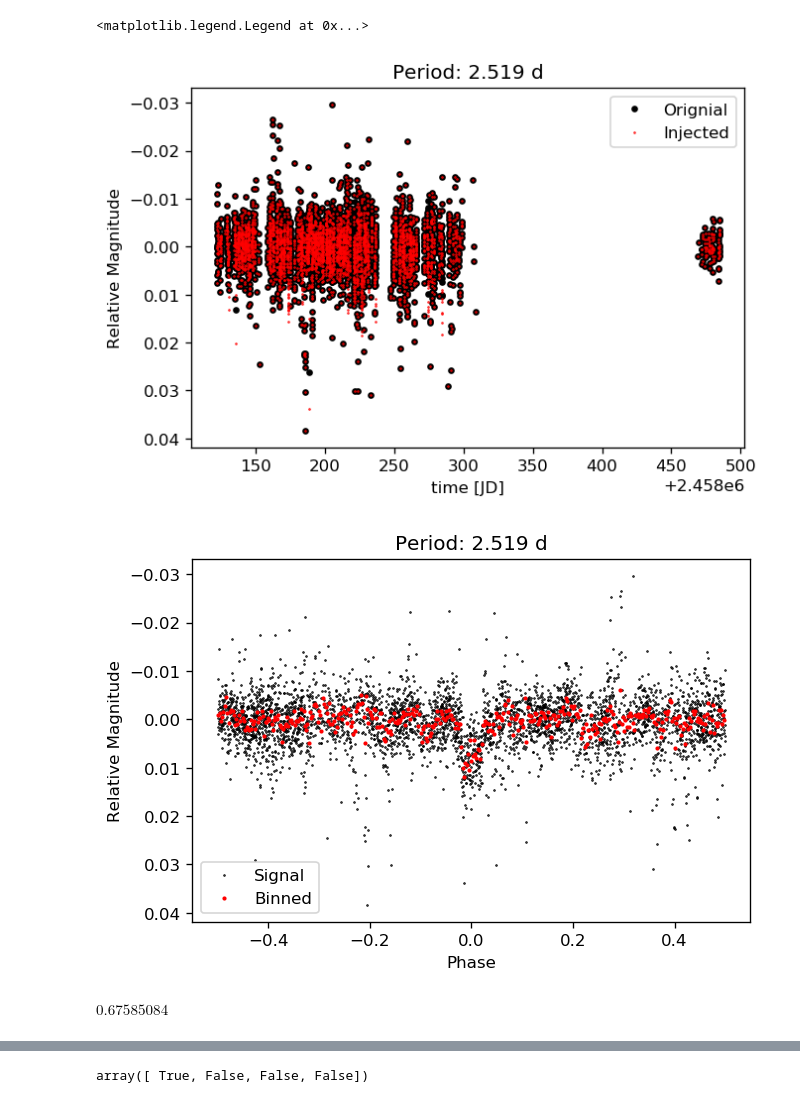
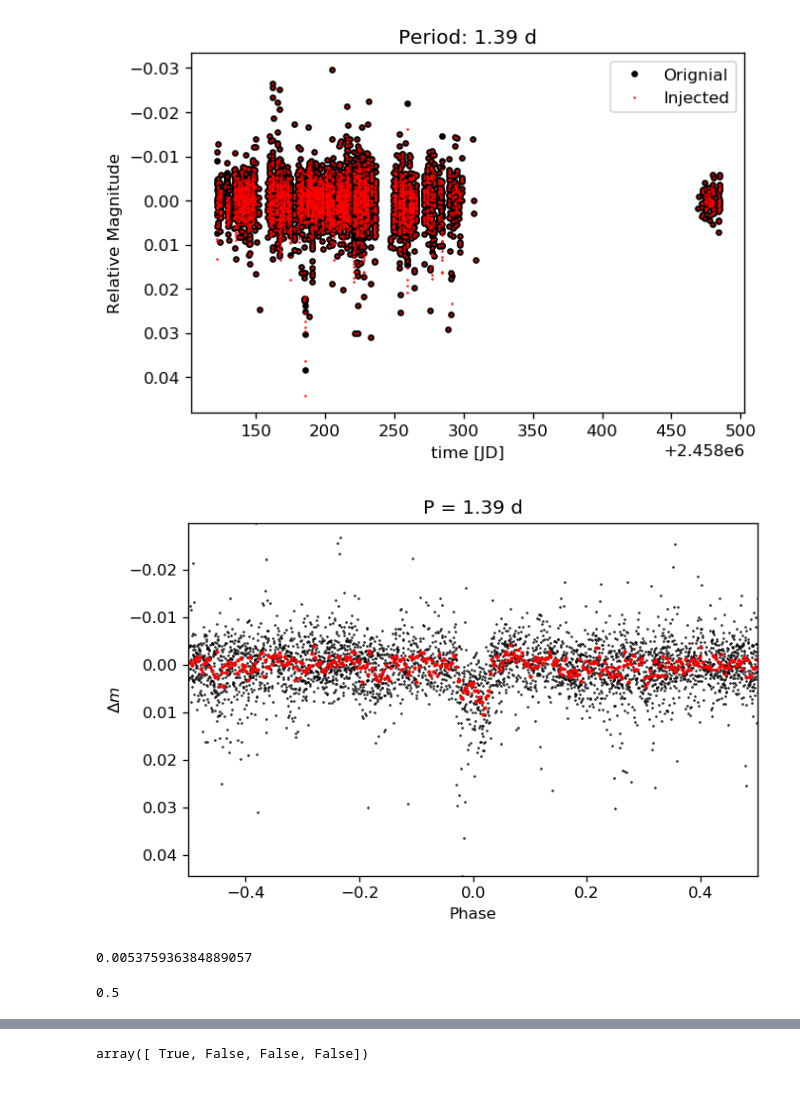
Before and after one commit to ruoyanwangdr/Dectection-of-Bright-Transiting-Exoplanet-with-MASCARA-TESS, a Jupyter notebook: ls_1562404.ipynb, the cells around one changed output, grey strips where cells are left out. Saved outputs shown, nothing was run; the diff lists cells and outputs as text; code cells hidden in the pictures.

```diff
--- a/ls_1562404.ipynb
+++ b/ls_1562404.ipynb
@@ -219,14 +219,14 @@ def spec_digitize_median(x,y,numbins):
 
 params = batman.TransitParams() # object to store the transit parameters
 params.t0 = 0.0 # time of inferior conjunction
-params.per = 2.519 # orbital period (days)
-params.rp = (R_jup*0.8)/R_sun # planet radius (in units of stellar radii)
+params.per = 1.39#2.519 # orbital period (days)
+params.rp = np.sqrt(0.005)#(R_jup*0.7)/R_sun # planet radius (in units of stellar radii)
 
 # calculate semi-major axis from orbital period value
 a = (((params.per*u.day)**2 * G * (M_sun + M_jup) / (4*np.pi**2))**(1./3)).to(R_sun).value
 
 params.a = a # semi-major axis (in units of stellar radii)
-params.inc = 90.0  # orbital inclination (in degrees)
+params.inc = 87.0  # orbital inclination (in degrees)
 params.ecc = 0. # eccentricity
 params.w = 90. # longitude of periastron (in degrees), 90 for circular
 params.u = [0.5, 0.1, 0.1, -0.1] # limb darkening coefficients
@@ -238,8 +238,7 @@ f = m.light_curve(params)
 mag = (-2.5*np.log10(f)+1)
 
 # add gaussian error
-rs = np.random.RandomState(seed=17)
-
+#rs = np.random.RandomState(seed=17)
 #errors = 0.006*np.ones_like(mag) # if comparable to the depth of the transit
 #mag += errors*rs.randn(len(mag))
 
@@ -261,44 +260,48 @@ plt.legend()
 
 #T0 = 2457000
 #tau=1.3228e-8
 #for i in range(len(tess_time)):
 #    tess_time[i] = (tess_time[i]+T0)-i*tau
 
 P = params.per # Days
 #epoch = T0+1469.474 # BTJD
 
 #tess_phase=((tess_time-epoch)%P)
 #tess_phase = np.array([tess_phase[i]/P if tess_phase[i] < P/2.
 #                       else (tess_phase[i]-P)/P for i in range(len(tess_phase))])
 
 
 #phase = (lsc_jd)/P
 phase = np.mod(((lsw_jd)/P)+.5, 1)-.5
 #phase = t % P
 
 #phase = (t - epoch) % P
 #phase = np.array([phase[i]/P if phase[i] < P/2.
 #                       else (phase[i]-P)/P for i in range(len(phase))])
 
 binned_phase, binned_mag = spec_digitize_median(phase, injected_mag, 400)
 
 plt.figure()
-#plt.xlim(min(phase),max(phase))
-#plt.xlim(-0.05,0.05)
+plt.xlim(phase.min(),phase.max())
+plt.ylim(injected_mag.min(),injected_mag.max())
 plt.plot(phase, injected_mag, '.k', ms=1, label='Signal')
 plt.plot(binned_phase, binned_mag, '.r', ms=3, label='Binned')
 plt.gca().invert_yaxis()
-plt.title("Period: {0} d".format(params.per))
+plt.title("P = {0} d".format(params.per))
 plt.xlabel("Phase")
-plt.ylabel("Relative Magnitude")
-plt.legend()
-#plt.savefig('ascc_1359354_injected_phase_folding.png', dpi=200)
+plt.ylabel(r'$\Delta m$')
+#plt.legend()
+plt.tight_layout()
+plt.savefig('ascc_1562404_injected_phasefold_p{0}.png'.format(params.per))
 # %% [output]
-<matplotlib.legend.Legend at 0x...>
-[figure, old version]
+[figure, new version]
-[figure, old version]
+[figure, new version]
+# %%
+np.std(injected_mag)
+# %% [output]
+0.005375936384889057
 # %%
 (params.rp)**2*100
 # %% [output]
-$0.67585084 \; \mathrm{}$
+0.5
 # %%
```
Also changed, not shown: parts of 7 cells of this notebook, 1 other file.
